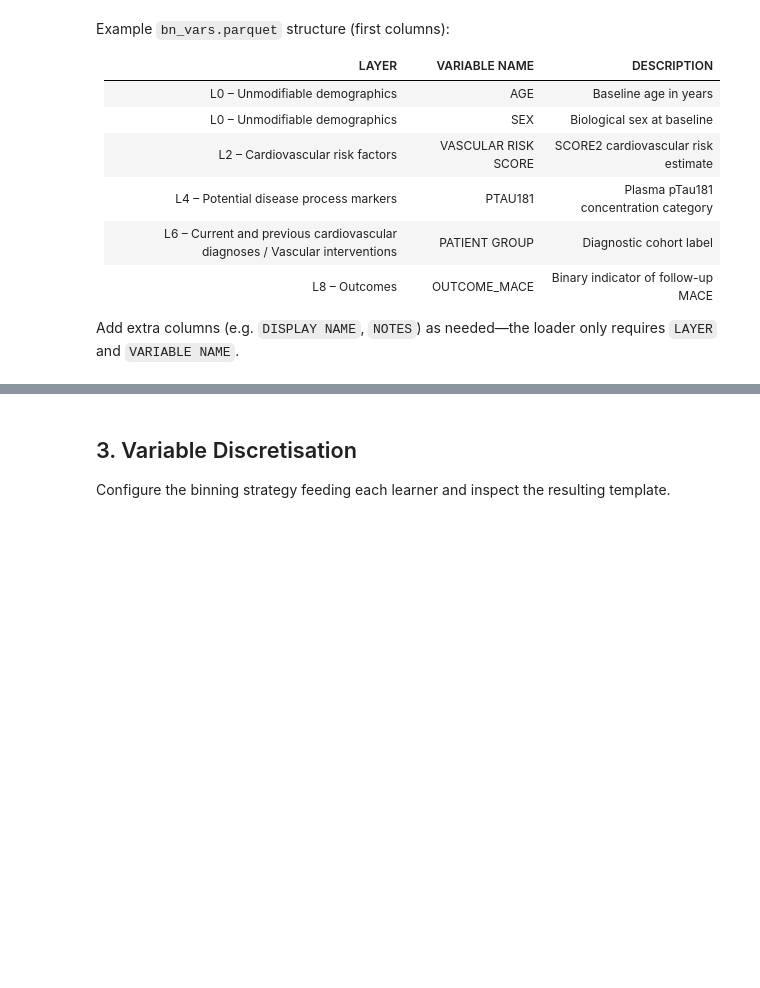
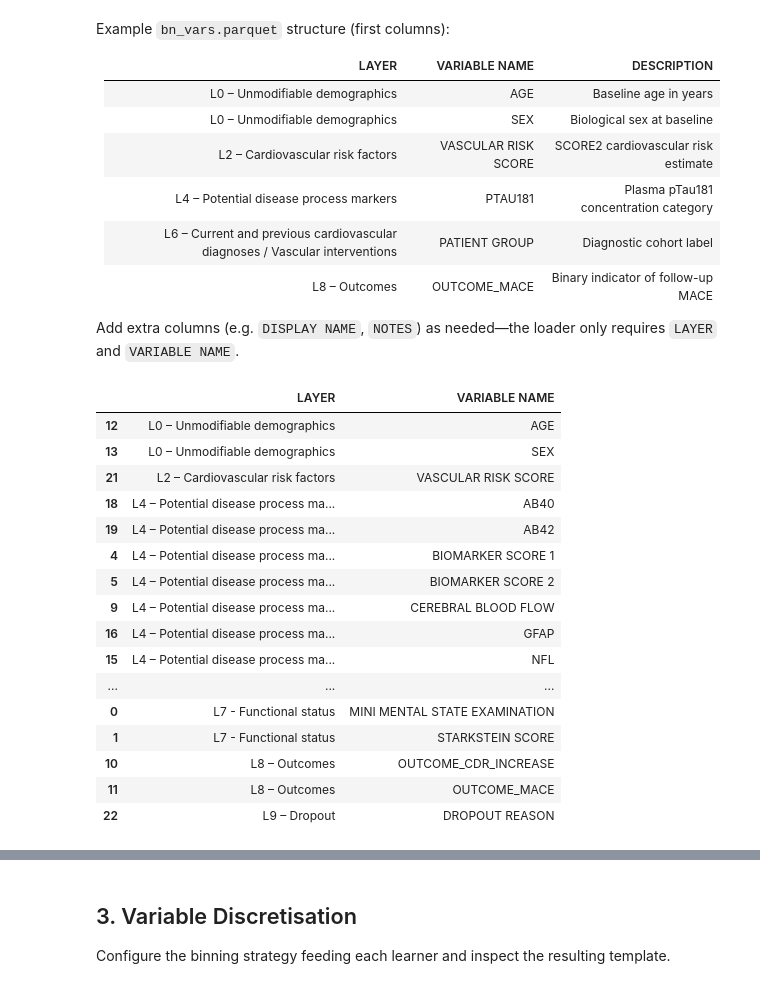
Before and after one commit to umcu/VCI-Bayes-Explore, a Jupyter notebook: src/bayesian_network.ipynb, the cells around one changed output, grey strips where cells are left out. Saved outputs shown, nothing was run; the diff lists cells and outputs as text; code cells hidden in the pictures; blank space fills up the shorter version.

```diff
--- a/src/bayesian_network.ipynb
+++ b/src/bayesian_network.ipynb
@@ -118,6 +135,24 @@ Add extra columns (e.g. `DISPLAY NAME`, `NOTES`) as needed—the loader only req
 # %%
 # Preview the first few rows once bn_vars.parquet is loaded
-bn_vars.sort_values(['LAYER', 'VARIABLE NAME']).head()
+bn_vars.sort_values(['LAYER', 'VARIABLE NAME'])
+# %% [output]
+|  | LAYER | VARIABLE NAME |
+| 12 | L0 – Unmodifiable demographics | AGE |
+| 13 | L0 – Unmodifiable demographics | SEX |
+| 21 | L2 – Cardiovascular risk factors | VASCULAR RISK SCORE |
+| 18 | L4 – Potential disease process ma... | AB40 |
+| 19 | L4 – Potential disease process ma... | AB42 |
+| 4 | L4 – Potential disease process ma... | BIOMARKER SCORE 1 |
+| 5 | L4 – Potential disease process ma... | BIOMARKER SCORE 2 |
+| 9 | L4 – Potential disease process ma... | CEREBRAL BLOOD FLOW |
+| 16 | L4 – Potential disease process ma... | GFAP |
+| 15 | L4 – Potential disease process ma... | NFL |
+| ... | ... | ... |
+| 0 | L7 - Functional status | MINI MENTAL STATE EXAMINATION |
+| 1 | L7 - Functional status | STARKSTEIN SCORE |
+| 10 | L8 – Outcomes | OUTCOME_CDR_INCREASE |
+| 11 | L8 – Outcomes | OUTCOME_MACE |
+| 22 | L9 – Dropout | DROPOUT REASON |
 # %%
 # Validate the metadata layout before building the network
 expected_columns = {'LAYER', 'VARIABLE NAME'}
```
Also changed, not shown: parts of 24 cells of this notebook, 1 other file.
